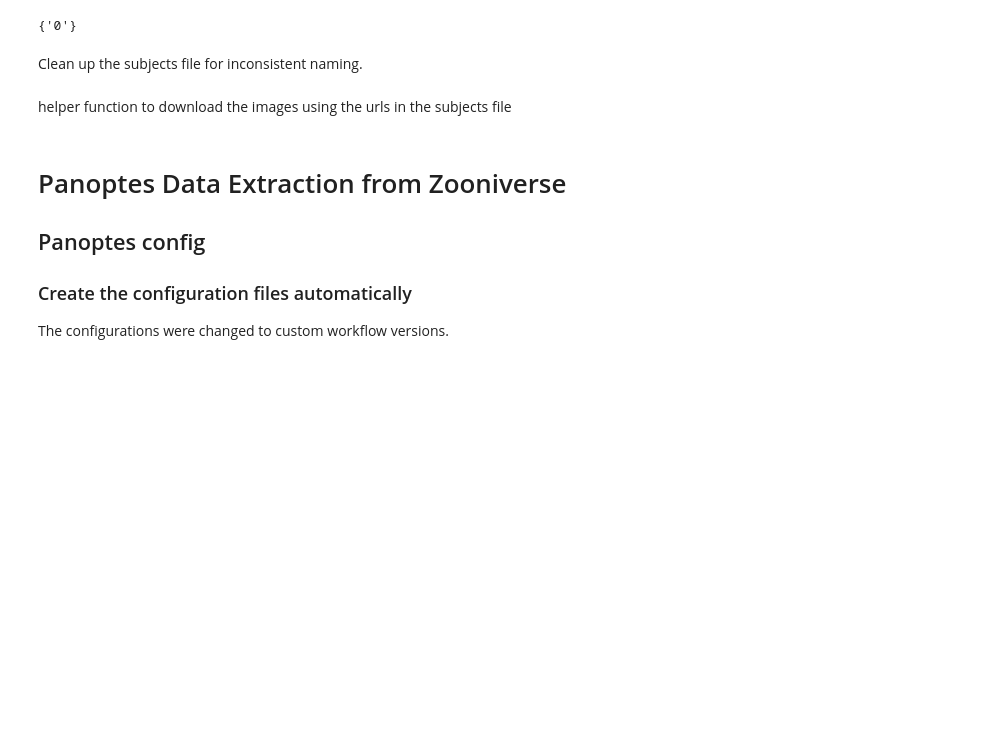
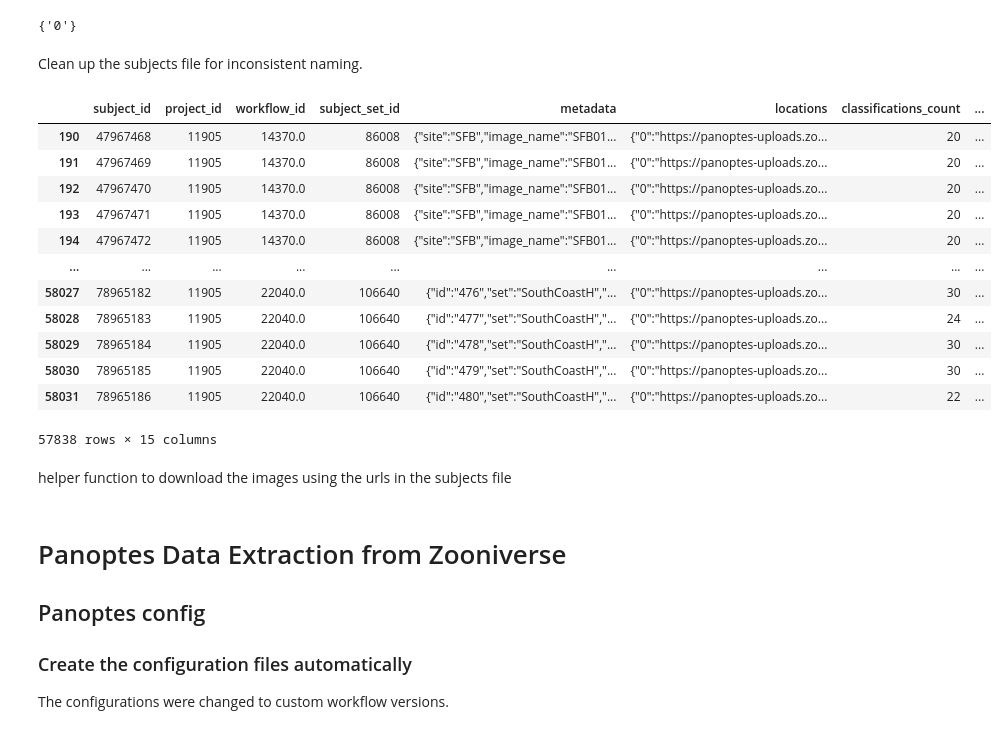
Before and after one commit to cwinkelmann/iguanas-from-above-zooniverse, a Jupyter notebook: Panoptes_Data_Prep.ipynb, the cells around one changed output. Saved outputs shown, nothing was run; the diff lists cells and outputs as text; code cells hidden in the pictures; blank space fills up the shorter version.

```diff
--- a/Panoptes_Data_Prep.ipynb
+++ b/Panoptes_Data_Prep.ipynb
@@ -96,6 +99,22 @@ df_subjects["flight_code"] = df_subjects['metadata'].apply(lambda x: json.loads(
 
 df_subjects["url"] = df_subjects['locations'].apply(lambda x: json.loads(x)["0"])
 df_subjects["filepath"] = None
+# %%
+df_subjects
+# %% [output]
+|  | subject_id | project_id | workflow_id | subject_set_id | metadata | locations | classifications_count | ... |
+| 190 | 47967468 | 11905 | 14370.0 | 86008 | {"site":"SFB","image_name":"SFB01... | {"0":"https://panoptes-uploads.zo... | 20 | ... |
+| 191 | 47967469 | 11905 | 14370.0 | 86008 | {"site":"SFB","image_name":"SFB01... | {"0":"https://panoptes-uploads.zo... | 20 | ... |
+| 192 | 47967470 | 11905 | 14370.0 | 86008 | {"site":"SFB","image_name":"SFB01... | {"0":"https://panoptes-uploads.zo... | 20 | ... |
+| 193 | 47967471 | 11905 | 14370.0 | 86008 | {"site":"SFB","image_name":"SFB01... | {"0":"https://panoptes-uploads.zo... | 20 | ... |
+| 194 | 47967472 | 11905 | 14370.0 | 86008 | {"site":"SFB","image_name":"SFB01... | {"0":"https://panoptes-uploads.zo... | 20 | ... |
+| ... | ... | ... | ... | ... | ... | ... | ... | ... |
+| 58027 | 78965182 | 11905 | 22040.0 | 106640 | {"id":"476","set":"SouthCoastH","... | {"0":"https://panoptes-uploads.zo... | 30 | ... |
+| 58028 | 78965183 | 11905 | 22040.0 | 106640 | {"id":"477","set":"SouthCoastH","... | {"0":"https://panoptes-uploads.zo... | 24 | ... |
+| 58029 | 78965184 | 11905 | 22040.0 | 106640 | {"id":"478","set":"SouthCoastH","... | {"0":"https://panoptes-uploads.zo... | 30 | ... |
+| 58030 | 78965185 | 11905 | 22040.0 | 106640 | {"id":"479","set":"SouthCoastH","... | {"0":"https://panoptes-uploads.zo... | 30 | ... |
+| 58031 | 78965186 | 11905 | 22040.0 | 106640 | {"id":"480","set":"SouthCoastH","... | {"0":"https://panoptes-uploads.zo... | 22 | ... |
+57838 rows × 15 columns
 # %% [markdown]
 helper function to download the images using the urls in the subjects file
 # %%
```
Also changed, not shown: parts of 11 cells of this notebook.
